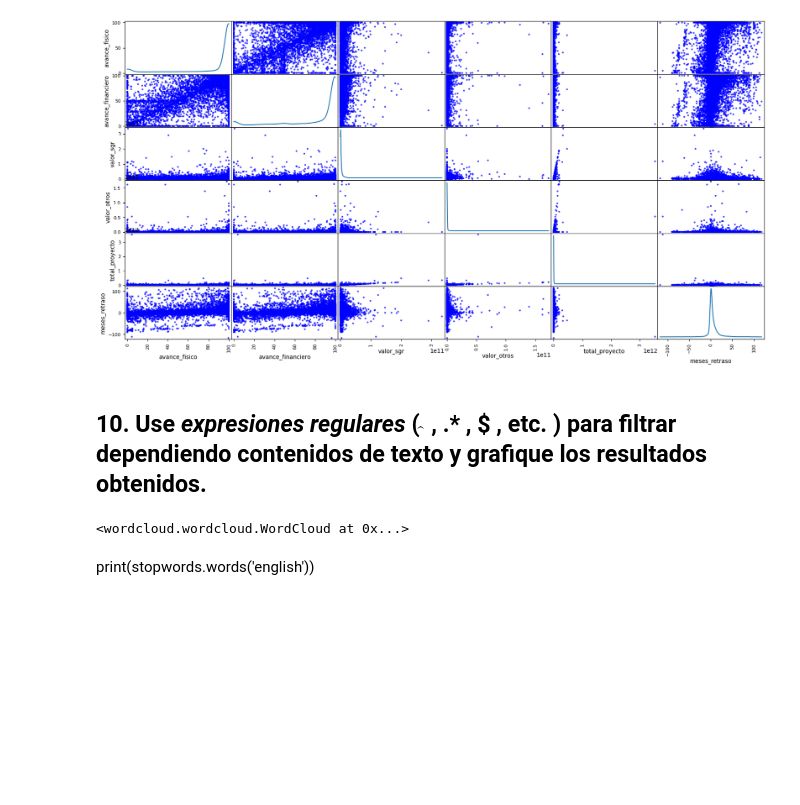
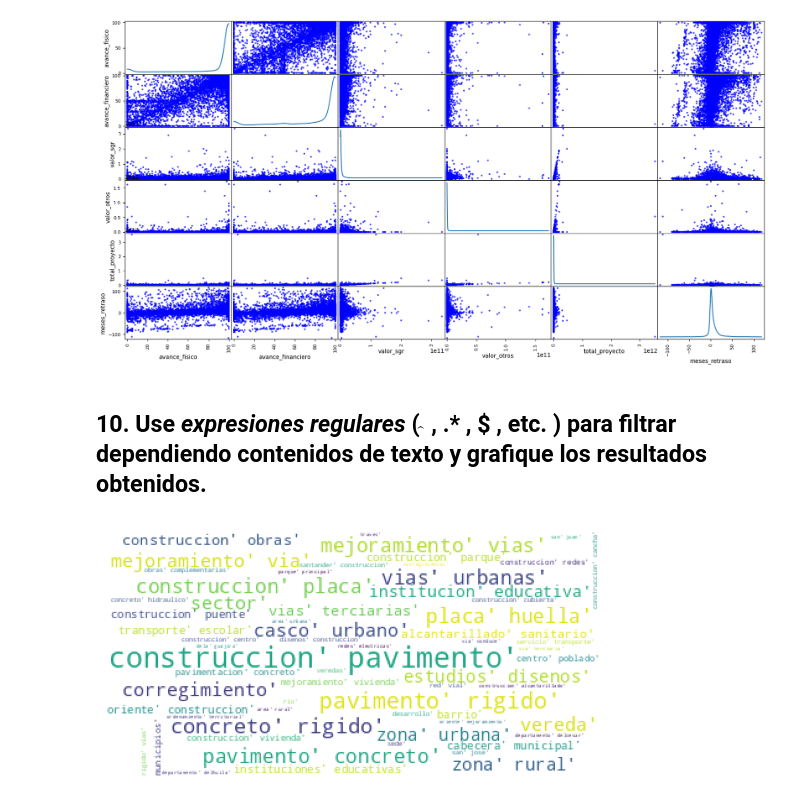
Before and after one commit to caavila96/gesproy23, a Jupyter notebook: Analisis_Gesproy.ipynb, the cells around one changed output. Saved outputs shown, nothing was run; the diff lists cells and outputs as text; code cells hidden in the pictures; blank space fills up the shorter version.

```diff
--- a/Analisis_Gesproy.ipynb
+++ b/Analisis_Gesproy.ipynb
@@ -1159,15 +1180,8 @@ stop_words = ["a" , "actualmente" , "adelante" , "además" , "afirmó" , "agreg
               "tuviesen" , "tuvieses" , "tuvimos" , "tuviste" , "tuvisteis" , "tuviéramos" , "tuviésemos" , "tuvo" , "tuya" , "tuyas" , "tuyo" , "tuyos" , "tú" , "ultimo" ,
               "un" , "una" , "unas" , "uno" , "unos" , "usa" , "usais" , "usamos" , "usan" , "usar" , "usas" , "uso" , "usted" , "va" , "vais" , "valor" , "vamos" , "van" ,
               "varias" , "varios" , "vaya" , "veces" , "ver" , "verdad" , "verdadera" , "VERDADERO" , "vez" , "vosotras" , "vosotros" , "voy" , "vuestra" , "vuestras" ,
-              "vuestro" , "vuestros" , "y" , "ya" , "yo" , "él" , "éramos" , "ésta" , "éstas" , "éste" , "éstos" , "última" , "últimas" , "último" , "últimos"
+              "vuestro" , "vuestros" , "y" , "ya" , "yo" , "él" , "éramos" , "ésta" , "éstas" , "éste" , "éstos" , "última" , "últimas" , "último" , "últimos","municipio"
   # stop words list
-]
-symbols = [
-    '¿','?','~','`','!','¡','@','#','$','%','^',
-    '*','(',')','_','-','+','=','{','}','[',
-    ']','\\',':',';','<','>','/', '.', ',','&','\n'
-    ,'\r','\t', '|', '“', '"', '–', '”', '©', '-', '—',
-    '…', ';', '‘','’'
 ]
 
 def split_text(text) -> list:
@@ -1181,22 +1195,38 @@ def remove_stop_words_from_text(text) -> list:
             res.append(item)
     return res
 
-def remove_symbols (text) -> str:
-    res = text
-    for char in symbols:
-        res = res.replace(char, '')
-    return res
+def quitar_accentos(s):
+    #Elimina las tíldes
+    nuevo_nom = ''.join(c for c in unicodedata.normalize('NFD', s) if unicodedata.category(c) != 'Mn')
+    # Todos los caracteres en mayúscula
+    nuevo_nom = nuevo_nom.lower()
+    # Se reemlazan los caracteres especiales excepto los " " y "_"
+    nuevo_nom = re.sub('[^A-Za-z]+ ', '', nuevo_nom)
+
+
+    return nuevo_nom
 
 def clean_text (text) -> list:
     res = text.lower()
-    res = remove_symbols(res)
+    res = quitar_accentos(res)
     res = remove_stop_words_from_text(res)
+
     return res
-# %%
-tokens = gesp_5["nombre_del_proyecto"].apply(clean_text).dropna()
-
-WordCloud(tokens)
-# %% [output]
-<wordcloud.wordcloud.WordCloud at 0x...>
-# %% [markdown]
-print(stopwords.words('english'))
+# %%
+text = gesp_5["nombre_del_proyecto"].apply(clean_text)
+palabras = []
+for frases in [frases for frases in text]:
+  for palabra in frases:
+    re.sub("'", '', palabra)
+    re.sub("' "  , '', palabra)
+    palabras.append(palabra)
+
+
+wordcloud = WordCloud(background_color="white").generate(str(palabras))
+
+# Display the generated image:
+plt.imshow(wordcloud,)
+plt.axis("off")
+plt.show()
+# %% [output]
+[figure, added]
```
Also changed, not shown: parts of 8 cells of this notebook.
